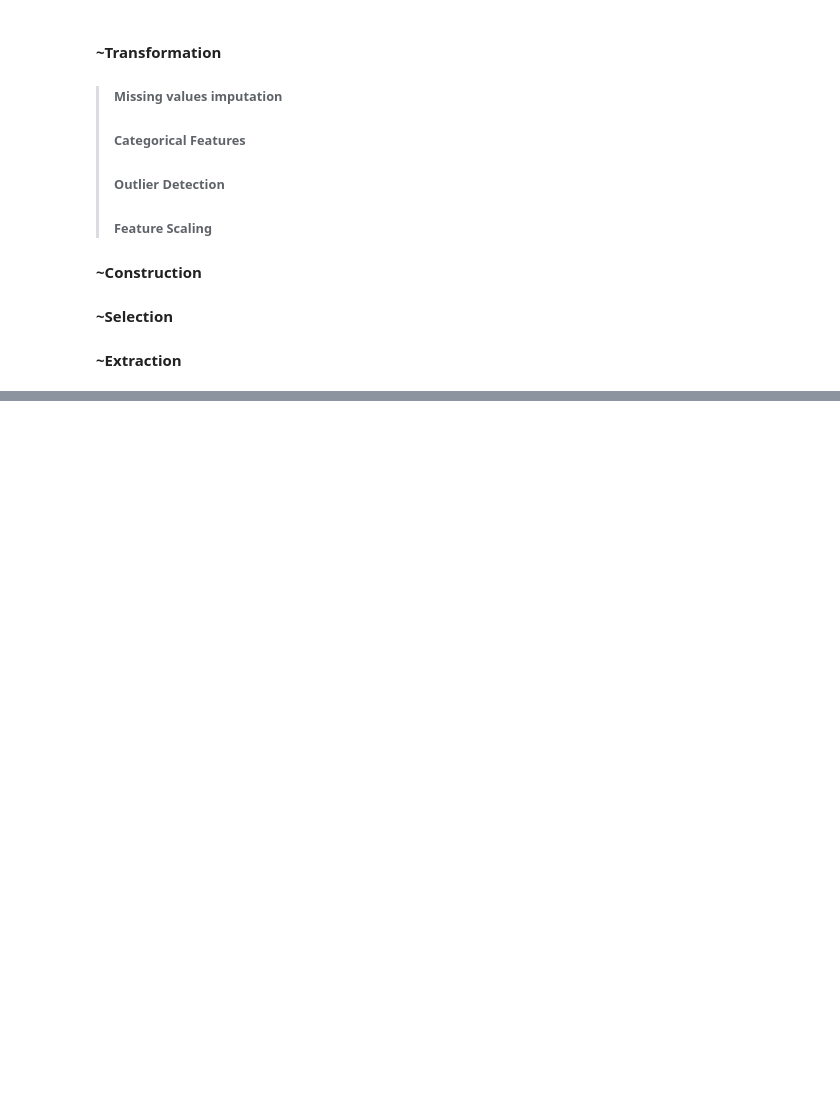
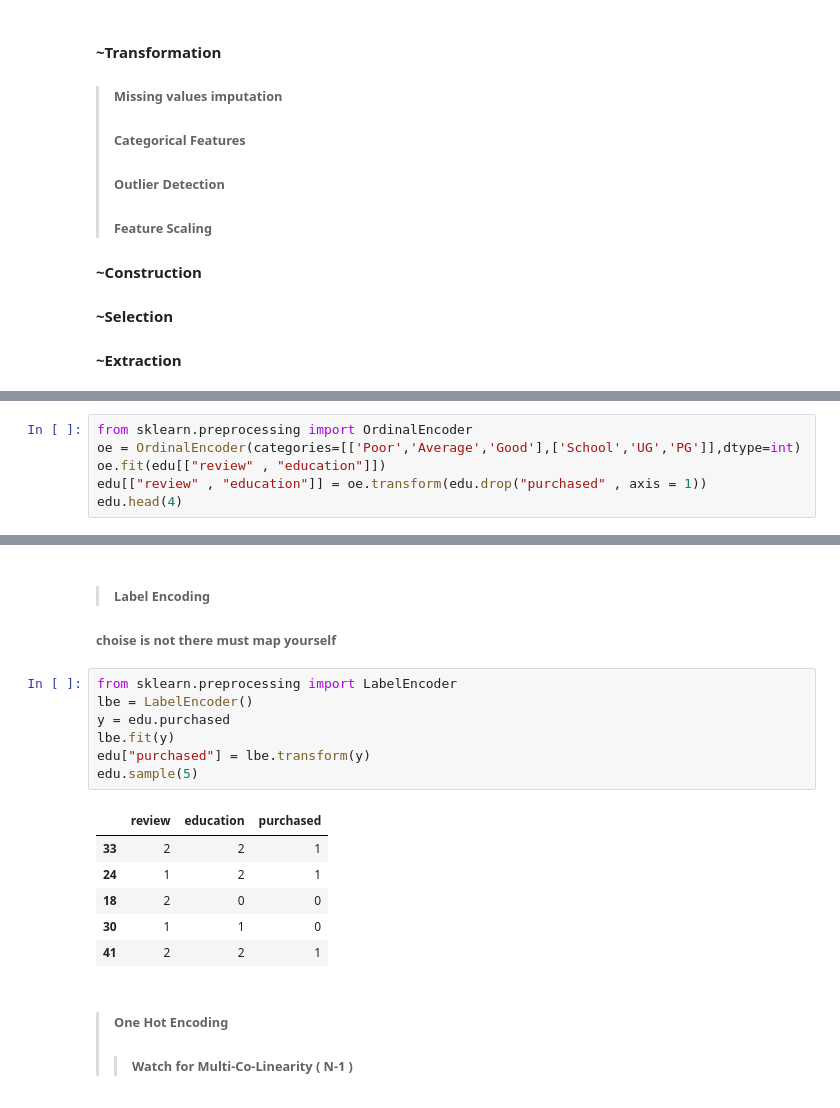
Before and after one commit to vaibhaVishwakarma/myML, a Jupyter notebook: EDA.ipynb, the cells around one changed output, grey strips where cells are left out. Saved outputs shown, nothing was run; the diff lists cells and outputs as text; blank space fills up the shorter version.

```diff
--- a/EDA.ipynb
+++ b/EDA.ipynb
@@ -265,0 +367,6 @@ sns.heatmap(flights.pivot_table(values='passengers',index='month',columns='year'
+# %%
+from sklearn.preprocessing import OrdinalEncoder
+oe = OrdinalEncoder(categories=[['Poor','Average','Good'],['School','UG','PG']],dtype=int)
+oe.fit(edu[["review" , "education"]])
+edu[["review" , "education"]] = oe.transform(edu.drop("purchased" , axis = 1))
+edu.head(4)
@@ -265,0 +379,20 @@ sns.heatmap(flights.pivot_table(values='passengers',index='month',columns='year'
+# %% [markdown]
+> ###### Label Encoding
+###### choise is not there must map yourself
+# %%
+from sklearn.preprocessing import LabelEncoder
+lbe = LabelEncoder()
+y = edu.purchased
+lbe.fit(y)
+edu["purchased"] = lbe.transform(y)
+edu.sample(5)
+# %% [output]
+|  | review | education | purchased |
+| 33 | 2 | 2 | 1 |
+| 24 | 1 | 2 | 1 |
+| 18 | 2 | 0 | 0 |
+| 30 | 1 | 1 | 0 |
+| 41 | 2 | 2 | 1 |
+# %% [markdown]
+> ###### One Hot Encoding
+>> ###### Watch for Multi-Co-Linearity ( N-1 )
```
Also changed, not shown: parts of 19 cells of this notebook, 2 other files.
